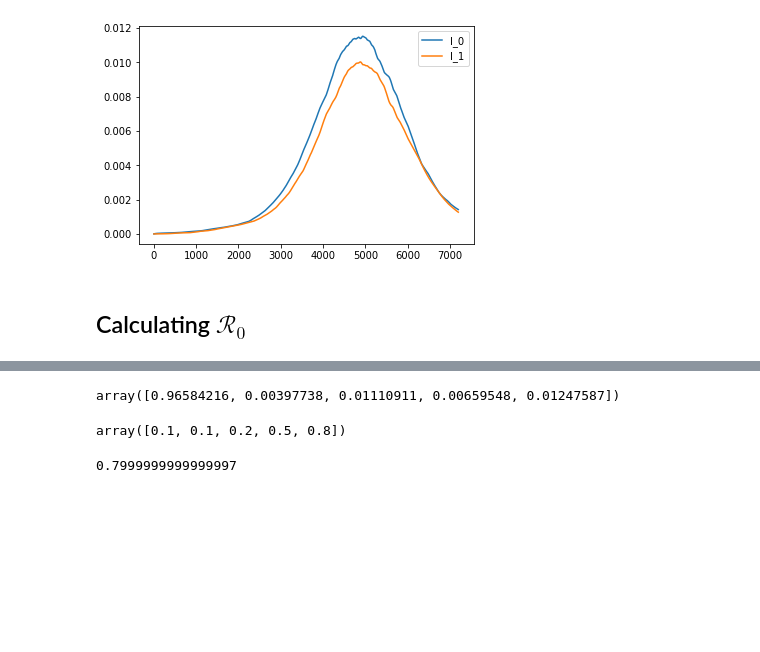
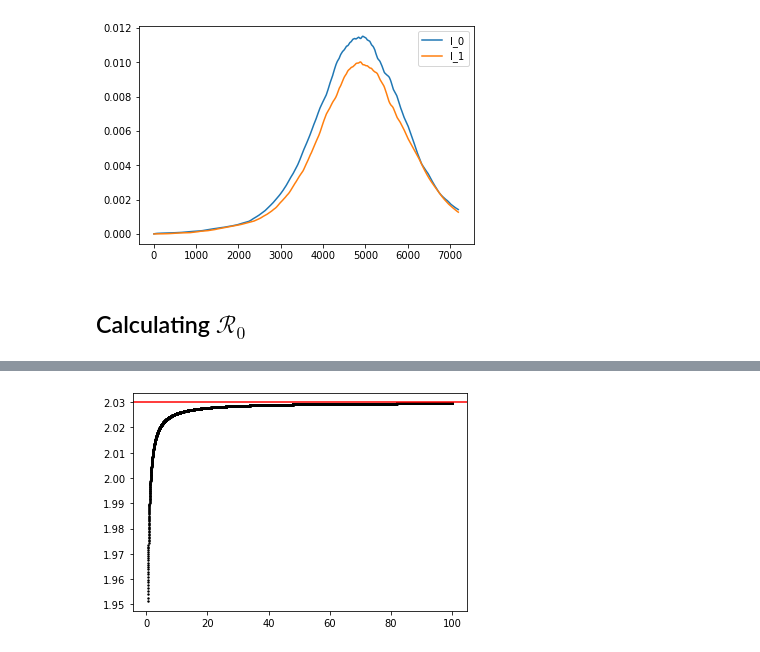
Before and after one commit to lucasmoschen/optimal-vaccination-networks, a Jupyter notebook: notebooks/robot_dance_model.ipynb, the cells around one changed output, grey strips where cells are left out. Cells and saved outputs as stored; diff of their text form; code cells hidden in the pictures; blank space fills up the shorter version.

```diff
--- a/notebooks/robot_dance_model.ipynb
+++ b/notebooks/robot_dance_model.ipynb
@@ -326,4 +221,0 @@ print(r0_calc(beta))
-# %%
-weights
-# %% [output]
-array([0.96584216, 0.00397738, 0.01110911, 0.00659548, 0.01247587])
@@ -343,8 +222,25 @@ p_matrix = np.array([
-# %%
-np.sort(alpha * beta + (1-alpha)*p_matrix@beta)
-# %% [output]
-array([0.1, 0.1, 0.2, 0.5, 0.8])
-# %%
-r0_calc(beta)
-# %% [output]
-0.7999999999999997
+# %%
+K = 5
+
+populations = np.array([1.0, 0.1, 0.1, 0.01, 0.001])
+beta = np.array([0.7, 0.5, 0.5, 0.5, 0.5])
+P1 = np.array([1.0, 0.3, 0.3, 0.3, 0.3])
+
+tau = 1/(5.2)
+gamma = 1/(2.9)
+alpha = 1/3
+
+#beta_max = np.linspace(0.5, 2.0, 1000)
+population_list = np.linspace(0.5, 100.0, 10000)
+
+r0_list = np.zeros_like(population_list)
+for i, pmax in enumerate(population_list):
+    populations[0] = pmax
+    r0_list[i] = r0_calc(beta, populations, P1, alpha, gamma)
+# %%
+plt.scatter(population_list, r0_list, s=2, color='black')
+plt.axhline(beta[0]/gamma, color='red')
+#plt.plot([alpha_list[0], alpha_list[-1]], [r0_list[0], r0_list[-1]], color='red', linestyle='--')
+plt.show()
+# %% [output]
+[figure, added]
```
Also changed, not shown: parts of 20 cells of this notebook.
